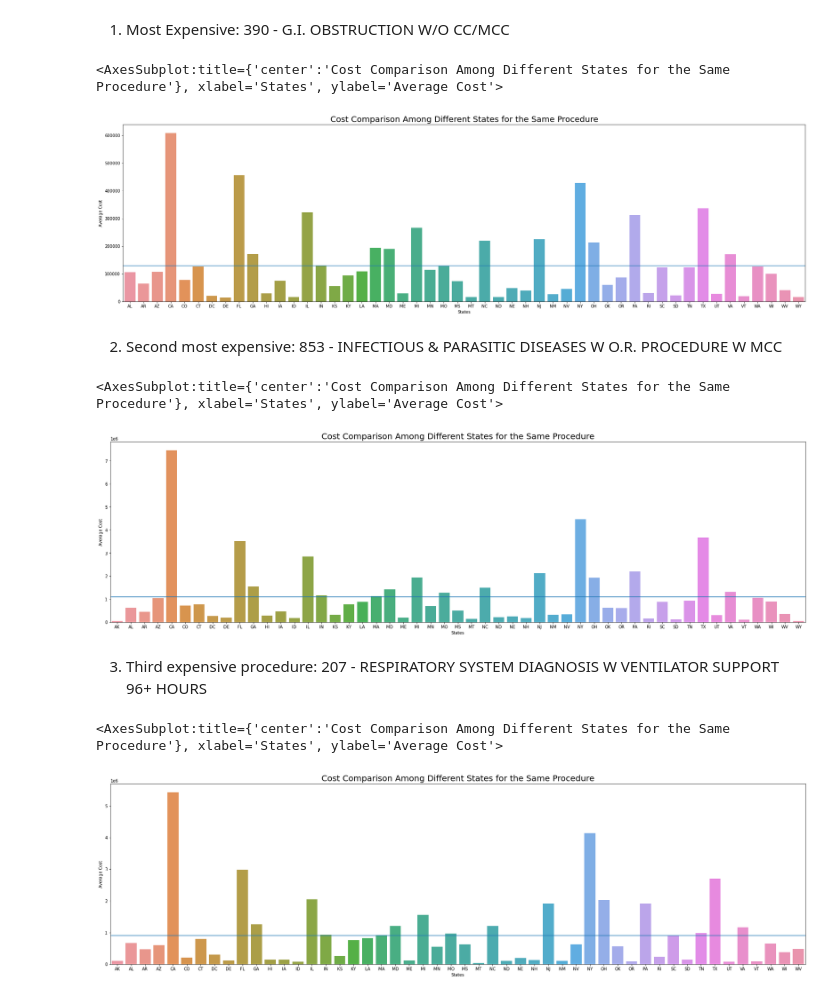
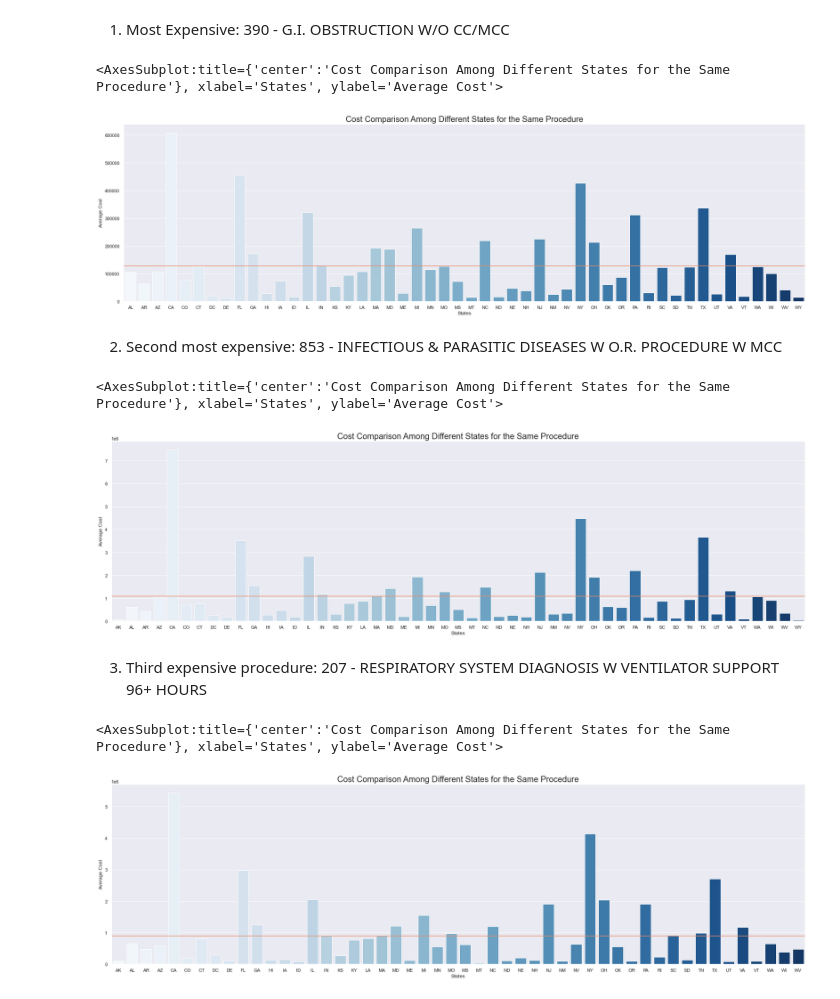
Before and after one commit to blueming-camelia/CIS6397_Project, a Jupyter notebook: inpatientData.ipynb, the cells around one changed output. Cells and saved outputs as stored; diff of their text form; code cells hidden in the pictures.

```diff
--- a/inpatientData.ipynb
+++ b/inpatientData.ipynb
@@ -409,18 +329,18 @@ new_inp = inpatient_df[['Provider State', 'DRG Definition', 'Average Total Payme
 # %%
 inp_group = new_inp[new_inp['DRG Definition'] == '390 - G.I. OBSTRUCTION W/O CC/MCC']
 inp_pay = inp_group.groupby(by=['Provider State'])['Average Total Payments'].sum().reset_index()
 a = np.array(inp_pay['Average Total Payments'])
 a_mean = np.mean(a)
 b = {'States': inp_pay['Provider State'], 'Average Cost': a}
 
 procedure_cost = pd.DataFrame(data=b)
 _=plt.figure(figsize=(30,8))
 _=plt.axhline(a_mean)
 _=plt.title('Cost Comparison Among Different States for the Same Procedure', fontdict={'fontsize' : 20})
-sns.barplot(data=procedure_cost, x='States', y='Average Cost')
+sns.barplot(data=procedure_cost, x='States', y='Average Cost', palette="Blues")
 # %% [output]
 <AxesSubplot:title={'center':'Cost Comparison Among Different States for the Same Procedure'}, xlabel='States', ylabel='Average Cost'>
-[figure, old version]
+[figure, new version]
 # %% [markdown]
 2. Second most expensive: 853 - INFECTIOUS & PARASITIC DISEASES W O.R. PROCEDURE W MCC
 # %%
@@ -434,10 +354,10 @@ procedure_cost = pd.DataFrame(data=b)
 _=plt.figure(figsize=(30,8))
 _=plt.axhline(a_mean)
 _=plt.title('Cost Comparison Among Different States for the Same Procedure', fontdict={'fontsize' : 20})
-sns.barplot(data=procedure_cost, x='States', y='Average Cost')
+sns.barplot(data=procedure_cost, x='States', y='Average Cost', palette="Blues")
 # %% [output]
 <AxesSubplot:title={'center':'Cost Comparison Among Different States for the Same Procedure'}, xlabel='States', ylabel='Average Cost'>
-[figure, old version]
+[figure, new version]
 # %% [markdown]
 3. Third expensive procedure: 207 - RESPIRATORY SYSTEM DIAGNOSIS W VENTILATOR SUPPORT 96+ HOURS
 # %%
@@ -451,7 +371,7 @@ procedure_cost = pd.DataFrame(data=b)
 _=plt.figure(figsize=(30,8))
 _=plt.axhline(a_mean)
 _=plt.title('Cost Comparison Among Different States for the Same Procedure', fontdict={'fontsize' : 20})
-sns.barplot(data=procedure_cost, x='States', y='Average Cost')
+sns.barplot(data=procedure_cost, x='States', y='Average Cost', palette="Blues")
 # %% [output]
 <AxesSubplot:title={'center':'Cost Comparison Among Different States for the Same Procedure'}, xlabel='States', ylabel='Average Cost'>
-[figure, old version]
+[figure, new version]
```
Also changed, not shown: parts of 14 cells of this notebook, 10 other files.
